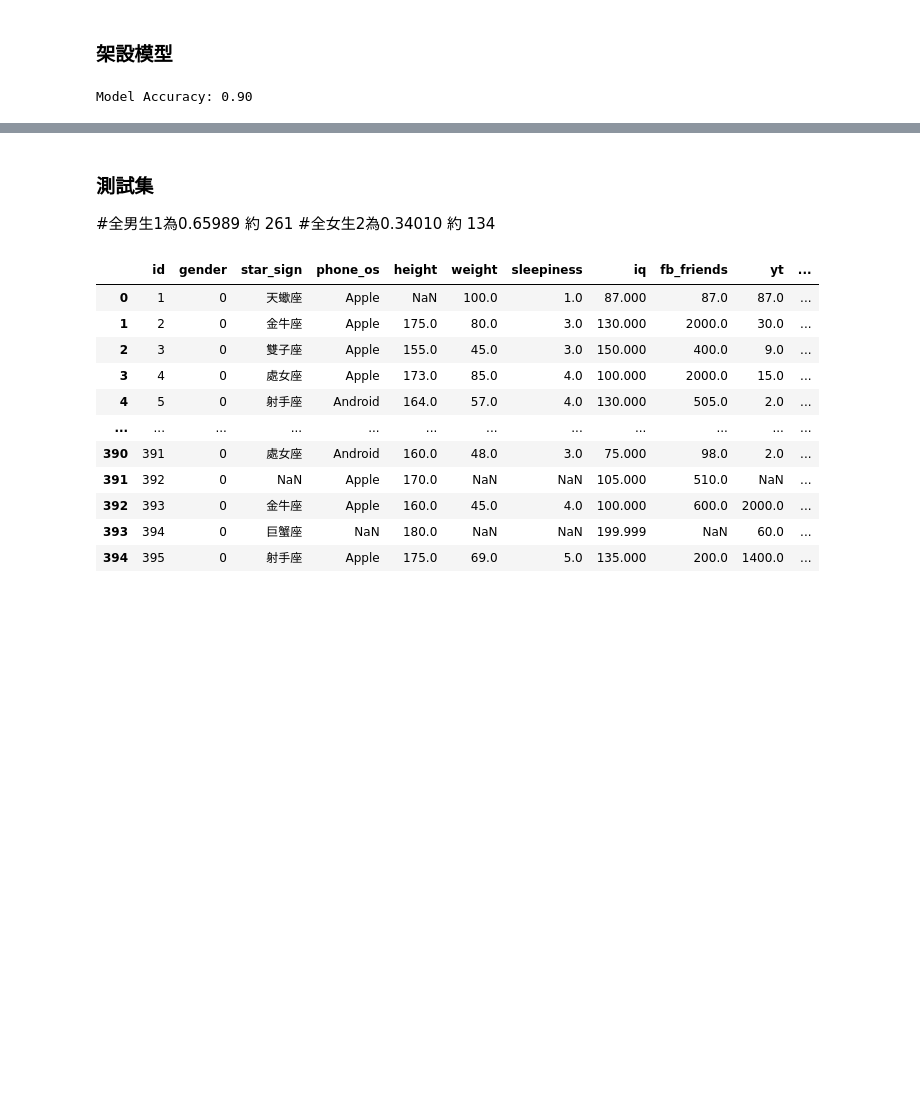
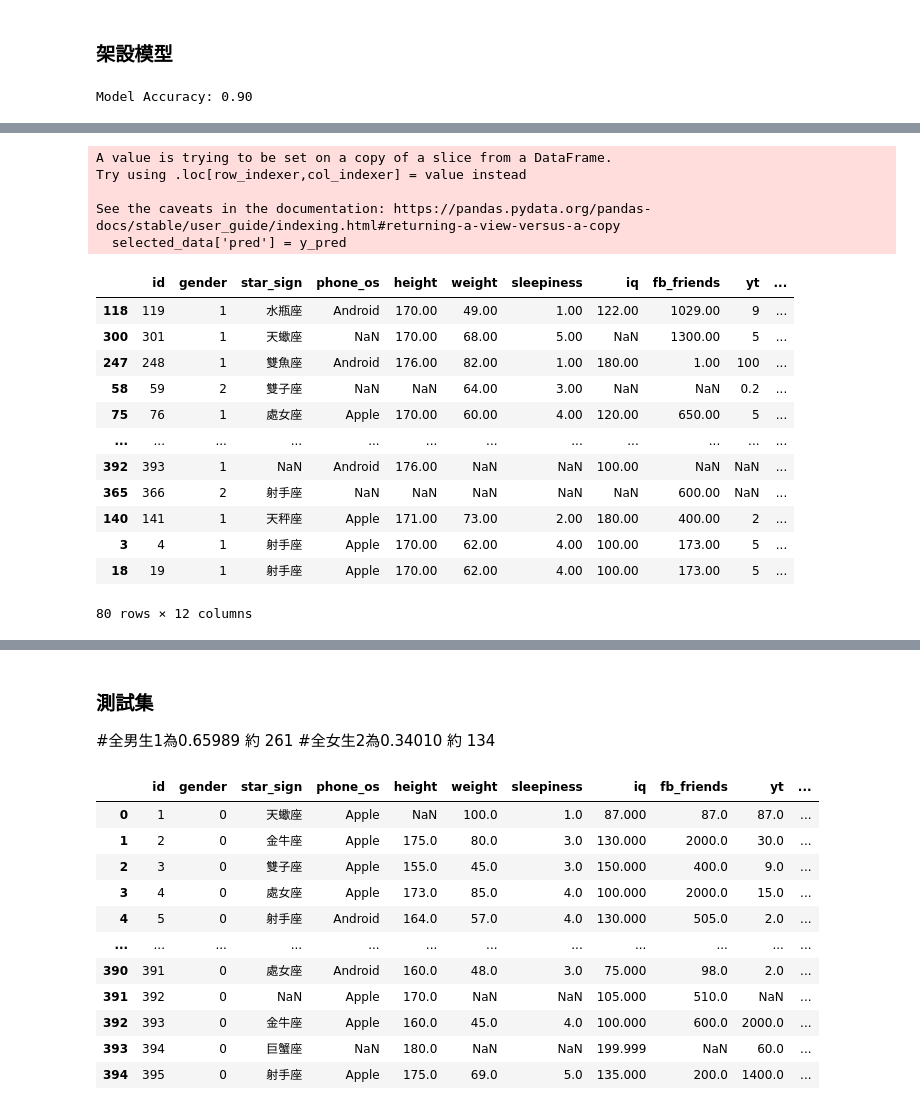
Before and after one commit to WangZiRongPraetorianGuard/BoyorGirl, a Jupyter notebook: shihyang/svm.ipynb, the cells around one changed output, grey strips where cells are left out. Drawn from its saved outputs; the diff is of its cells as text; code cells hidden in the pictures; blank space fills up the shorter version.

```diff
--- a/shihyang/svm.ipynb
+++ b/shihyang/svm.ipynb
@@ -405 +423,23 @@ X_test
+# %%
+selected_data['pred'] = y_pred
+selected_data
+# %% [output]
+A value is trying to be set on a copy of a slice from a DataFrame.
+Try using .loc[row_indexer,col_indexer] = value instead
+
+See the caveats in the documentation: https://pandas.pydata.org/pandas-docs/stable/user_guide/indexing.html#returning-a-view-versus-a-copy
+  selected_data['pred'] = y_pred
+|  | id | gender | star_sign | phone_os | height | weight | sleepiness | iq | fb_friends | yt | ... |
+| 118 | 119 | 1 | 水瓶座 | Android | 170.00 | 49.00 | 1.00 | 122.00 | 1029.00 | 9 | ... |
+| 300 | 301 | 1 | 天蠍座 | NaN | 170.00 | 68.00 | 5.00 | NaN | 1300.00 | 5 | ... |
+| 247 | 248 | 1 | 雙魚座 | Android | 176.00 | 82.00 | 1.00 | 180.00 | 1.00 | 100 | ... |
+| 58 | 59 | 2 | 雙子座 | NaN | NaN | 64.00 | 3.00 | NaN | NaN | 0.2 | ... |
+| 75 | 76 | 1 | 處女座 | Apple | 170.00 | 60.00 | 4.00 | 120.00 | 650.00 | 5 | ... |
+| ... | ... | ... | ... | ... | ... | ... | ... | ... | ... | ... | ... |
+| 392 | 393 | 1 | NaN | Android | 176.00 | NaN | NaN | 100.00 | NaN | NaN | ... |
+| 365 | 366 | 2 | 射手座 | NaN | NaN | NaN | NaN | NaN | 600.00 | NaN | ... |
+| 140 | 141 | 1 | 天秤座 | Apple | 171.00 | 73.00 | 2.00 | 180.00 | 400.00 | 2 | ... |
+| 3 | 4 | 1 | 射手座 | Apple | 170.00 | 62.00 | 4.00 | 100.00 | 173.00 | 5 | ... |
+| 18 | 19 | 1 | 射手座 | Apple | 170.00 | 62.00 | 4.00 | 100.00 | 173.00 | 5 | ... |
+80 rows × 12 columns
 # %%
```
Also changed, not shown: parts of 5 cells of this notebook, 3 other files.
